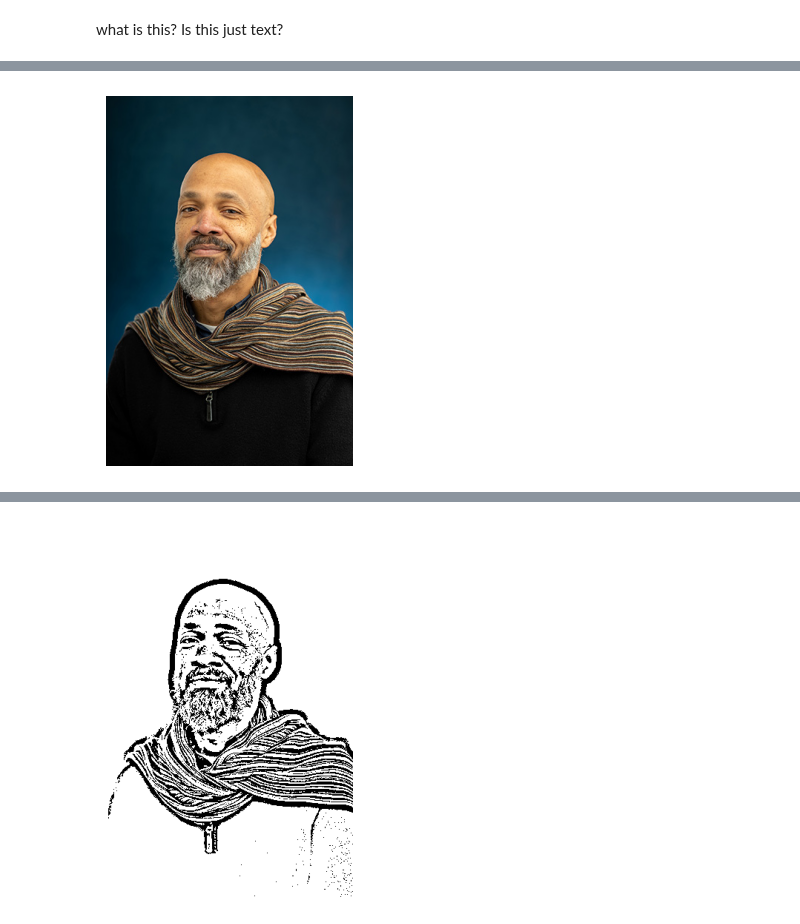
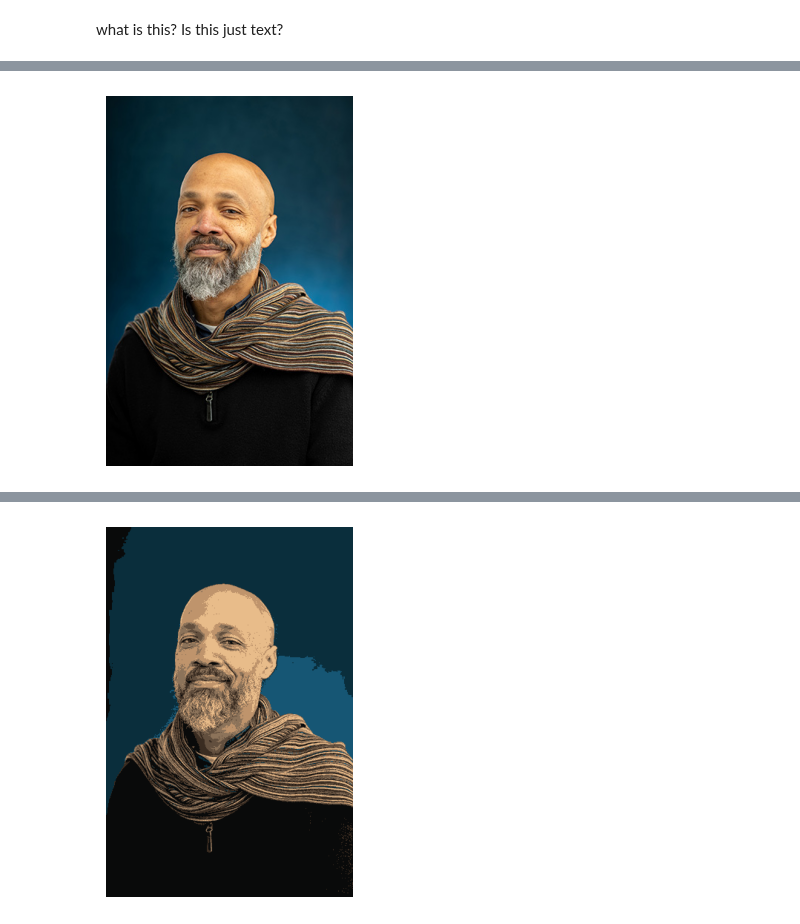
Before and after one commit to cormac-black/chekhovs-biscuit, a Jupyter notebook: back_at_it.ipynb, the cells around one changed output, grey strips where cells are left out. Cells and saved outputs as stored; diff of their text form; code cells hidden in the pictures.

```diff
--- a/back_at_it.ipynb
+++ b/back_at_it.ipynb
@@ -9,14 +9,14 @@ import cv2
 # %% [markdown]
 what is this? Is this just text?
 # %%
-# image = mping.imread('/content/ai_hubris.jpg')
+
 image = mping.imread('/content/headshot.jpg')
 plt.imshow(image)
 plt.axis('off')
-print('Original\n')
+print(f'Original, dtype={image.dtype},shape={image.shape}\n')
 plt.show()
 
-# img_path = '/content/ai_hubris.jpg' # cv2 starts with image path
+
 img_path = '/content/headshot.jpg' # cv2 starts with image path
 
 
@@ -29,50 +29,70 @@ img_GRAY = cv2.cvtColor(img_RGB, cv2.COLOR_RGB2GRAY)
 edges = cv2.adaptiveThreshold(img_GRAY, 255, cv2.ADAPTIVE_THRESH_MEAN_C, cv2.THRESH_BINARY, 17,8) # THIS IS NOT USED
 pixel_values = img_RGB.reshape((-1, 3))
 pixel_values = np.float32(pixel_values)
-k = 8
-_, labels, centers = cv2.kmeans(pixel_values, k, None, (cv2.TERM_CRITERIA_EPS + cv2.TERM_CRITERIA_MAX_ITER, 100, .2), 10, cv2.KMEANS_RANDOM_CENTERS)
-centers = np.uint8(centers)
-
-quantized_img = centers[labels.flatten()]
-quantized_img = quantized_img.reshape(img_RGB.shape)
 
 
-## find_edges
+a_channel = 255 - edges
 
-edges1 = cv2.Canny(img_GRAY, 50, 165)
-kernel = np.ones((1,1), np.uint8) # gaussian kernel = border thickess
-dilated_edges = cv2.dilate(edges1, kernel, iterations=1) # edges or edges1 ???
-
-result = quantized_img.copy()
-result[dilated_edges !=0] = [0,0,0]
-result = result
+rgb = cv2.cvtColor(edges, cv2.COLOR_GRAY2RGB)
+rgba = np.dstack([rgb, a_channel])
 
 
+cv2.imwrite('img_tp.png', rgba)
 
-img_GRAY_blur = cv2.medianBlur(img_GRAY, 3) # Changed ksize from 1 to 3 based on original comment's implied intent
+img_tp = mping.imread('img_tp.png')
 
-
-
-img_filtered = cv2.applyColorMap(dilated_edges, cv2.COLORMAP_SPRING) # MAGMA
+plt.imshow(edges, cmap='gray')
+plt.axis('off')
+print(f'\n Edges dtype={edges.dtype},shape={edges.shape}\n')
+plt.show()
 
 
 
 
 
 
-alpha = 0.5
-beta = 0.5
-gamma = 0 # brightness; gamma max -/+100, else whiteout, blackout
+def posterize_it(img):
+  k = 8
+  _, labels, centers = cv2.kmeans(pixel_values, k, None, (cv2.TERM_CRITERIA_EPS + cv2.TERM_CRITERIA_MAX_ITER, 100, .2), 10, cv2.KMEANS_RANDOM_CENTERS)
+  centers = np.uint8(centers)
 
-blended_img = cv2.addWeighted(cv2.cvtColor(result, cv2.COLOR_BGR2RGB), alpha, img_filtered, beta, gamma)
+  quantized_img = centers[labels.flatten()]
+  quantized_img = quantized_img.reshape(img_RGB.shape)
+  plt.imshow(quantized_img)
+  plt.axis('off')
+  print(f'\n posterized dtype={quantized_img.dtype},shape={quantized_img.shape}\n')
+  plt.show()
+  return quantized_img
 
-plt.imshow(blended_img)
-plt.axis('off')
-print('\n addWeighted 2\n')
-plt.show()
+quantized_img = posterize_it(img_RGB)
 
-plt.imshow(edges, cmap='gray')
-plt.axis('off')
-print('\n Edges\n')
-plt.show()
+def find_edges(img):
+  img_GRAY = cv2.cvtColor(img_RGB, cv2.COLOR_RGB2GRAY)
+  edges1 = cv2.Canny(img_GRAY, 50, 165)
+  kernel = np.ones((1,1), np.uint8) # gaussian kernel = border thickess
+  dilated_edges = cv2.dilate(edges1, kernel, iterations=1) # edges or edges1 ???
+
+  result = quantized_img.copy()
+  result[dilated_edges !=0] = [0,0,0]
+
+  img_GRAY_blur = cv2.medianBlur(img_GRAY, 3) # Changed ksize from 1 to 3 based on original comment's implied intent
+
+  img_filtered = cv2.applyColorMap(dilated_edges, cv2.COLORMAP_SPRING) # MAGMA
+
+  alpha = 0.5
+  beta = 0.5
+  gamma = 0 # brightness; gamma max -/+100, else whiteout, blackout
+
+  blended_img = cv2.addWeighted(cv2.cvtColor(result, cv2.COLOR_BGR2RGB), alpha, img_filtered, beta, gamma)
+
+  plt.imshow(blended_img)
+  plt.axis('off')
+  print(f'\n addWeighted, dtype={blended_img.dtype},shape={blended_img.shape}\n')
+  plt.show()
+  return blended_img
+
+blended_img = find_edges(quantized_img)
+
+def covert2RBG(img):
+  return cv2.cvtColor(img, cv2.COLOR_BGR2RGB)
 # %% [output]
@@ -84 +104 @@ Original
-[figure, old version]
+[figure, new version]
```
Also changed, not shown: parts of 1 cell of this notebook.
